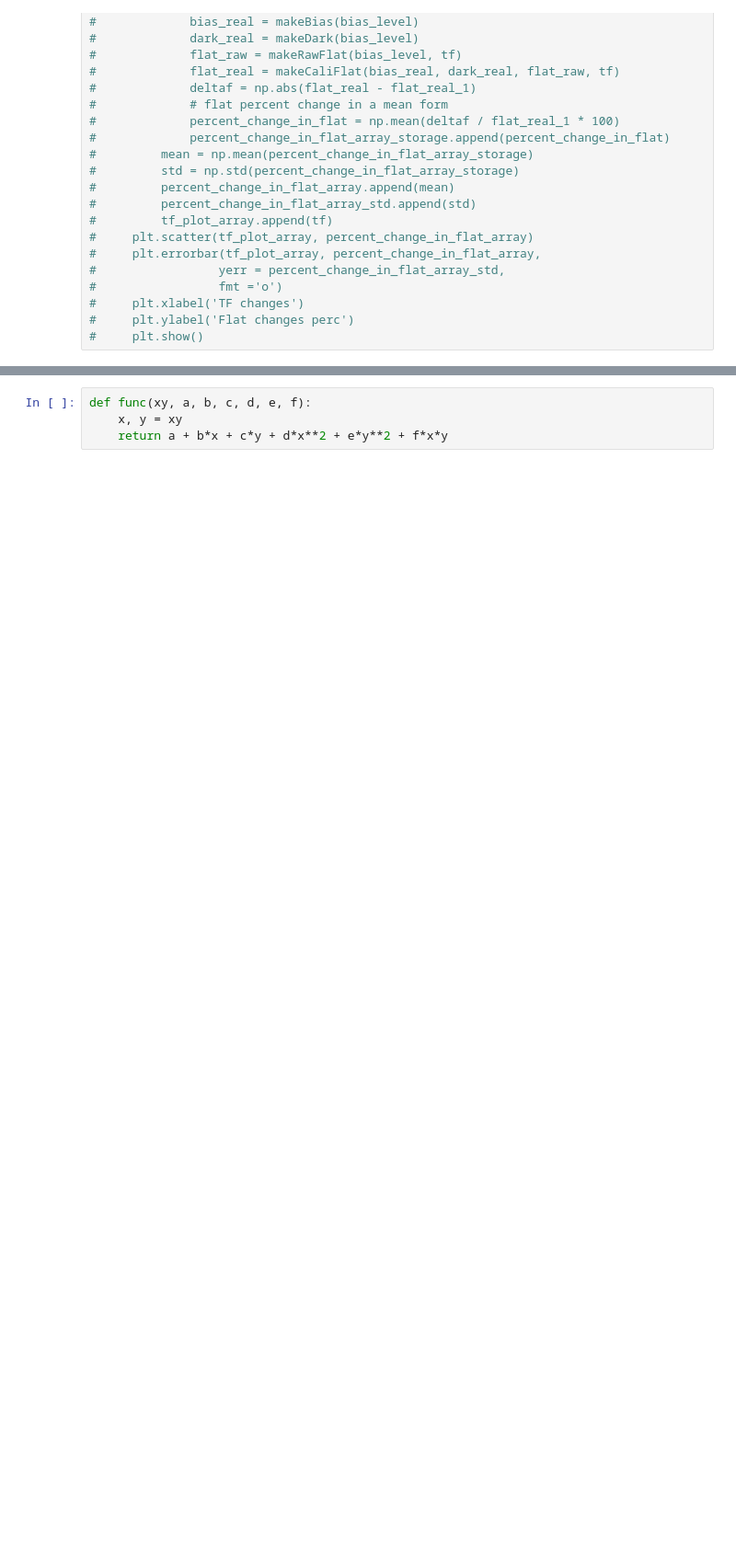
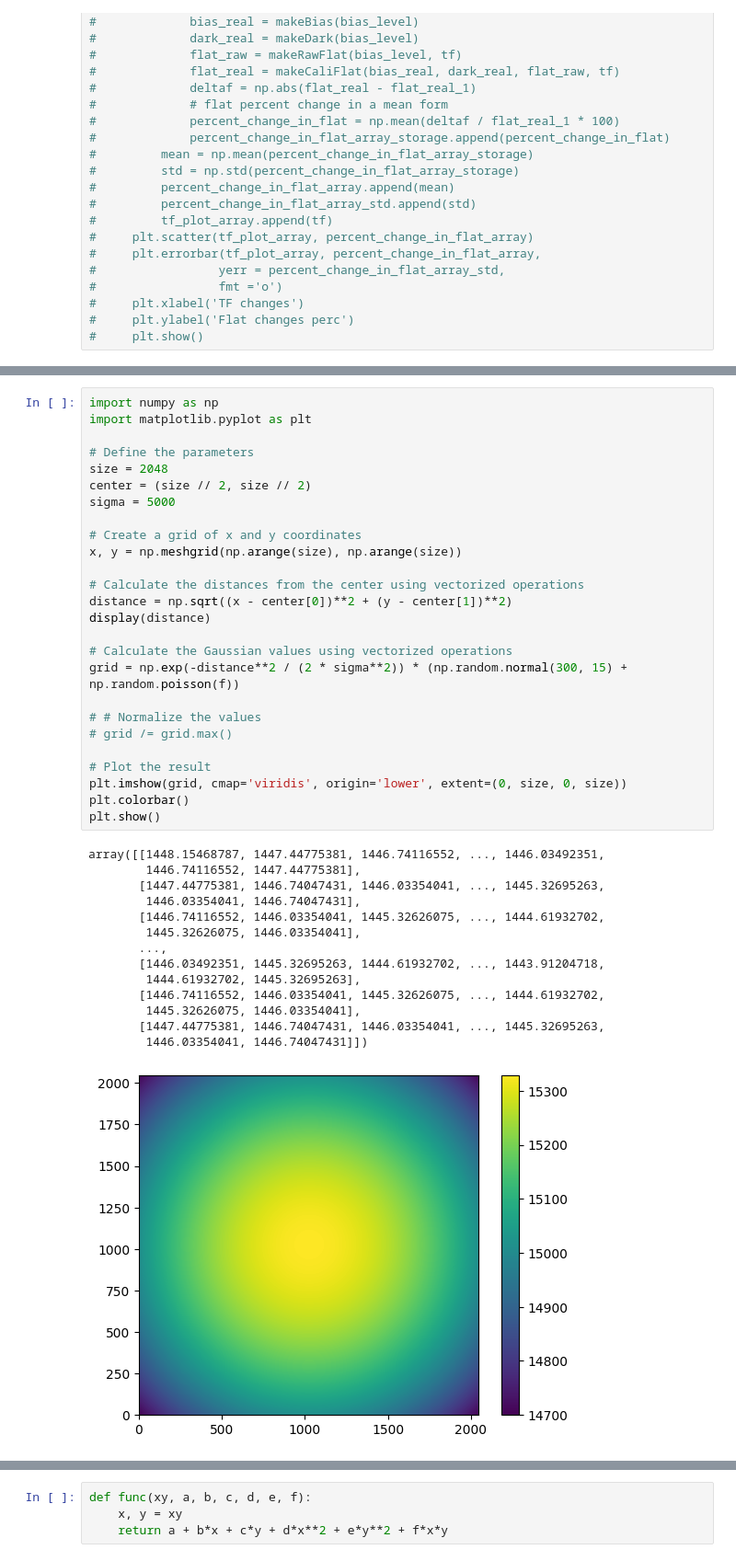
Before and after one commit to Voluptatemn/AstroResearch, a Jupyter notebook: BiasErrorProp.ipynb, the cells around one changed output, grey strips where cells are left out. Shown at 92% size. Saved outputs shown, nothing was run; the diff lists cells and outputs as text; blank space fills up the shorter version.

```diff
--- a/BiasErrorProp.ipynb
+++ b/BiasErrorProp.ipynb
@@ -327,0 +401,41 @@ display(df)
+# %%
+import numpy as np
+import matplotlib.pyplot as plt
+
+# Define the parameters
+size = 2048
+center = (size // 2, size // 2)
+sigma = 5000
+
+# Create a grid of x and y coordinates
+x, y = np.meshgrid(np.arange(size), np.arange(size))
+
+# Calculate the distances from the center using vectorized operations
+distance = np.sqrt((x - center[0])**2 + (y - center[1])**2)
+display(distance)
+
+# Calculate the Gaussian values using vectorized operations
+grid = np.exp(-distance**2 / (2 * sigma**2)) * (np.random.normal(300, 15) + np.random.poisson(f))
+
+# # Normalize the values
+# grid /= grid.max()
+
+# Plot the result
+plt.imshow(grid, cmap='viridis', origin='lower', extent=(0, size, 0, size))
+plt.colorbar()
+plt.show()
+# %% [output]
+array([[1448.15468787, 1447.44775381, 1446.74116552, ..., 1446.03492351,
+        1446.74116552, 1447.44775381],
+       [1447.44775381, 1446.74047431, 1446.03354041, ..., 1445.32695263,
+        1446.03354041, 1446.74047431],
+       [1446.74116552, 1446.03354041, 1445.32626075, ..., 1444.61932702,
+        1445.32626075, 1446.03354041],
+       ...,
+       [1446.03492351, 1445.32695263, 1444.61932702, ..., 1443.91204718,
+        1444.61932702, 1445.32695263],
+       [1446.74116552, 1446.03354041, 1445.32626075, ..., 1444.61932702,
+        1445.32626075, 1446.03354041],
+       [1447.44775381, 1446.74047431, 1446.03354041, ..., 1445.32695263,
+        1446.03354041, 1446.74047431]])
+[figure, added]
```
Also changed, not shown: parts of 7 cells of this notebook.
